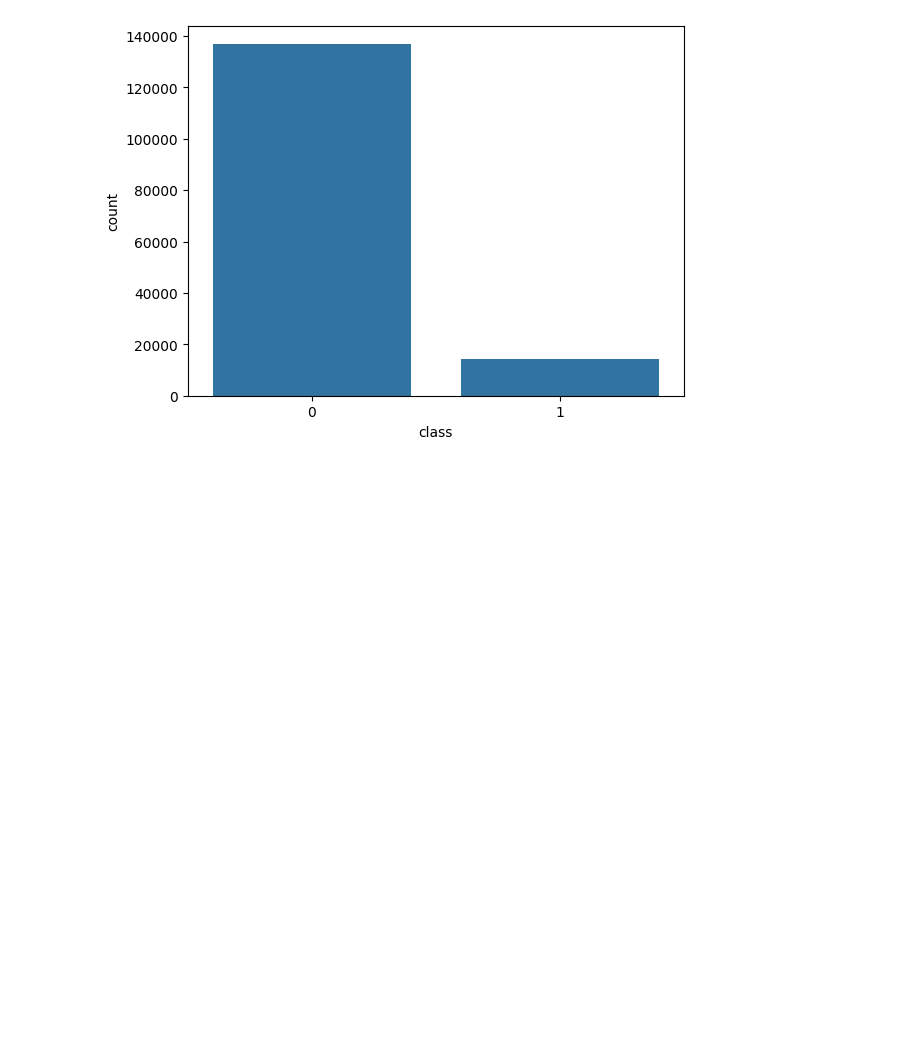
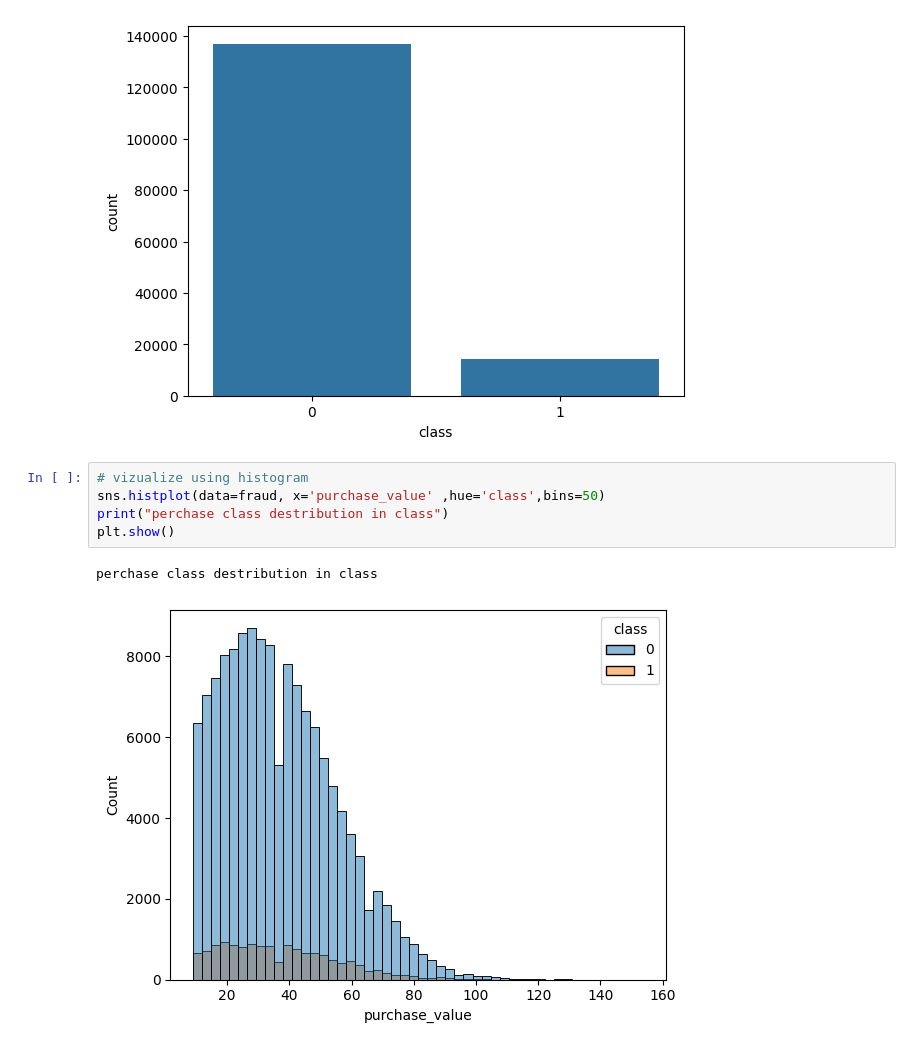
Before and after one commit to Sumeyahassen/fraud-detection-10academy, a Jupyter notebook: notebooks/eda-fraud-data.ipynb, the cells around one changed output. Cells and saved outputs as stored; diff of their text form; blank space fills up the shorter version.

Commit message:
histogram to use analise purchase value

```diff
--- a/notebooks/eda-fraud-data.ipynb
+++ b/notebooks/eda-fraud-data.ipynb
@@ -110,3 +110,11 @@ plt.title="class destributon in e-commerse"
 plt.show()
 # %% [output]
 [figure]
+# %%
+# vizualize using histogram
+sns.histplot(data=fraud, x='purchase_value' ,hue='class',bins=50)
+print("perchase class destribution in class")
+plt.show()
+# %% [output]
+perchase class destribution in class
+[figure, added]
```
